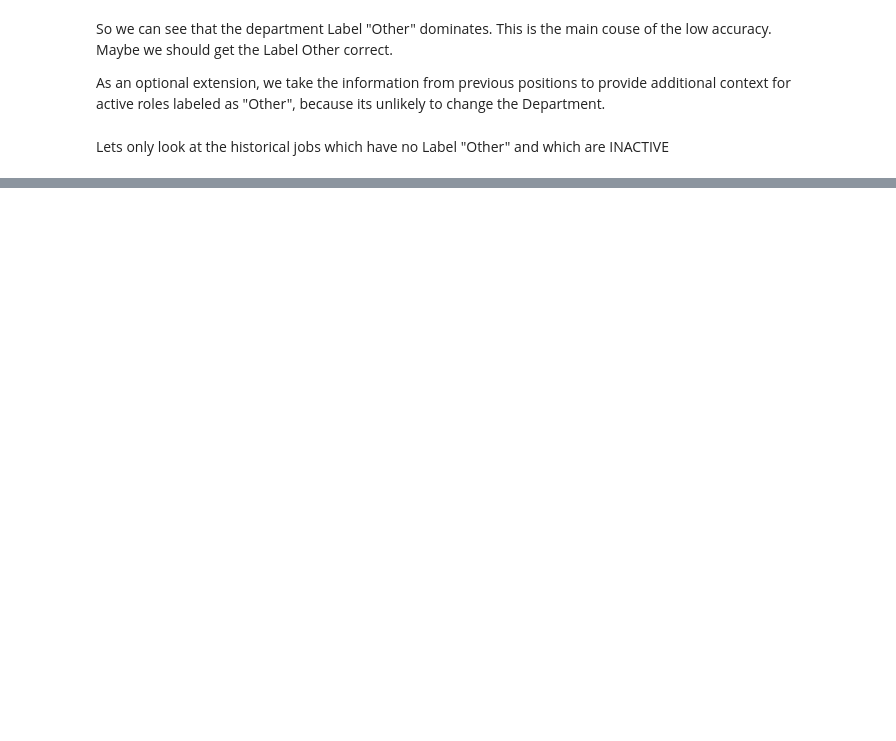
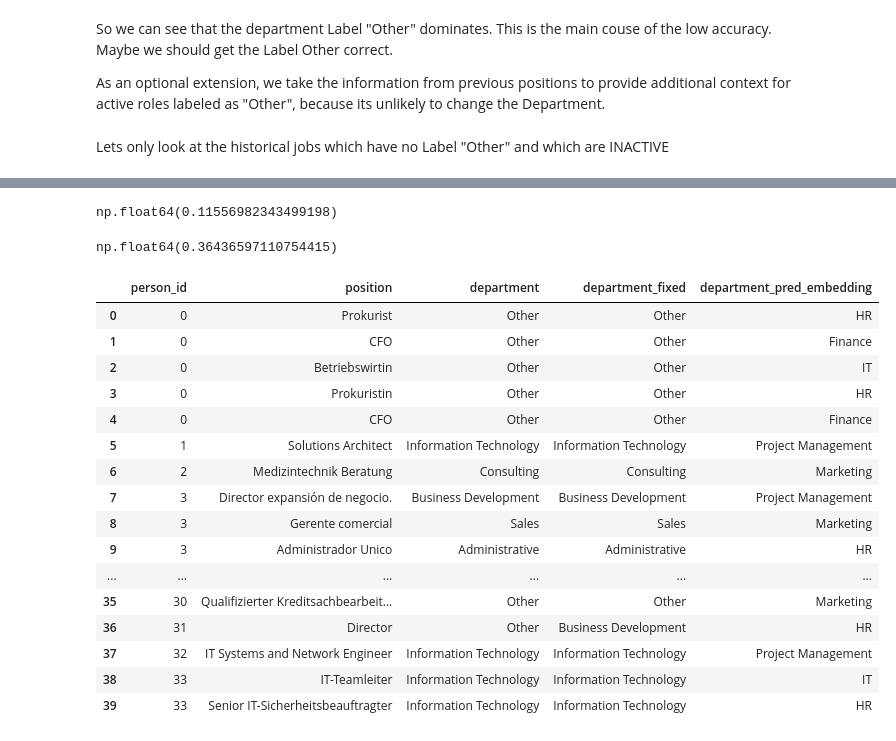
Before and after one commit to LennartRedlich/Capstone-Project-, a Jupyter notebook: src/notebooks/Embedding_Department.ipynb, the cells around one changed output, grey strips where cells are left out. Drawn from its saved outputs; the diff is of its cells as text; code cells hidden in the pictures; blank space fills up the shorter version.

Commit message:
some more improvements on department

```diff
--- a/src/notebooks/Embedding_Department.ipynb
+++ b/src/notebooks/Embedding_Department.ipynb
@@ -185,0 +116,10 @@ Name: count, dtype: int64
+# %%
+df_active["department_fixed"] = df_active["department"]
+
+mask_other = df_active["department_fixed"] == "Other"
+
+df_active.loc[mask_other, "department_fixed"] = (
+    df_active.loc[mask_other, "person_id"]
+    .map(person_to_inferred)
+    .fillna("Other")
+)
@@ -185,0 +138,68 @@ Name: count, dtype: int64
+# %%
+embedding_accuracy_history = (
+    df_active["department_fixed"] == df_active["department_pred_embedding"]
+).mean()
+
+embedding_accuracy_history
+# %% [output]
+np.float64(0.11556982343499198)
+# %%
+HIGH_LEVEL_MAP = {
+    # Tech
+    "IT": "Tech",
+    "Information Technology": "Tech",
+
+    # Commercial
+    "Marketing": "Commercial",
+    "Sales": "Commercial",
+    "Business Development": "Commercial",
+    "Project Management": "Commercial",
+    "Consulting": "Commercial",
+
+    # Corporate
+    "HR": "Corporate",
+    "Human Resources": "Corporate",
+    "Finance": "Corporate",
+    "Administrative": "Corporate",
+
+    # Other
+    "Other": "Other"
+}
+# %%
+df_active["department_fixed_cluster"] = df_active["department_fixed"].map(HIGH_LEVEL_MAP)
+df_active["department_pred_cluster"] = df_active["department_pred_embedding"].map(HIGH_LEVEL_MAP)
+# %%
+hierarchical_accuracy = (
+    df_active["department_fixed_cluster"] ==
+    df_active["department_pred_cluster"]
+).mean()
+
+hierarchical_accuracy
+# %% [output]
+np.float64(0.36436597110754415)
+# %%
+df_active[[
+    "person_id",
+    "position",
+    "department",                  # ursprüngliche Wahrheit
+    "department_fixed",            # nach History-Fix
+    "department_pred_embedding"    # Modell
+]].head(40)
+# %% [output]
+|  | person_id | position | department | department_fixed | department_pred_embedding |
+| 0 | 0 | Prokurist | Other | Other | HR |
+| 1 | 0 | CFO | Other | Other | Finance |
+| 2 | 0 | Betriebswirtin | Other | Other | IT |
+| 3 | 0 | Prokuristin | Other | Other | HR |
+| 4 | 0 | CFO | Other | Other | Finance |
+| 5 | 1 | Solutions Architect | Information Technology | Information Technology | Project Management |
+| 6 | 2 | Medizintechnik Beratung | Consulting | Consulting | Marketing |
+| 7 | 3 | Director expansión de negocio. | Business Development | Business Development | Project Management |
+| 8 | 3 | Gerente comercial | Sales | Sales | Marketing |
+| 9 | 3 | Administrador Unico | Administrative | Administrative | HR |
+| ... | ... | ... | ... | ... | ... |
+| 35 | 30 | Qualifizierter Kreditsachbearbeit... | Other | Other | Marketing |
+| 36 | 31 | Director | Other | Business Development | HR |
+| 37 | 32 | IT Systems and Network Engineer | Information Technology | Information Technology | Project Management |
+| 38 | 33 | IT-Teamleiter | Information Technology | Information Technology | IT |
+| 39 | 33 | Senior IT-Sicherheitsbeauftragter | Information Technology | Information Technology | HR |
```
Also changed, not shown: parts of 8 cells of this notebook.
